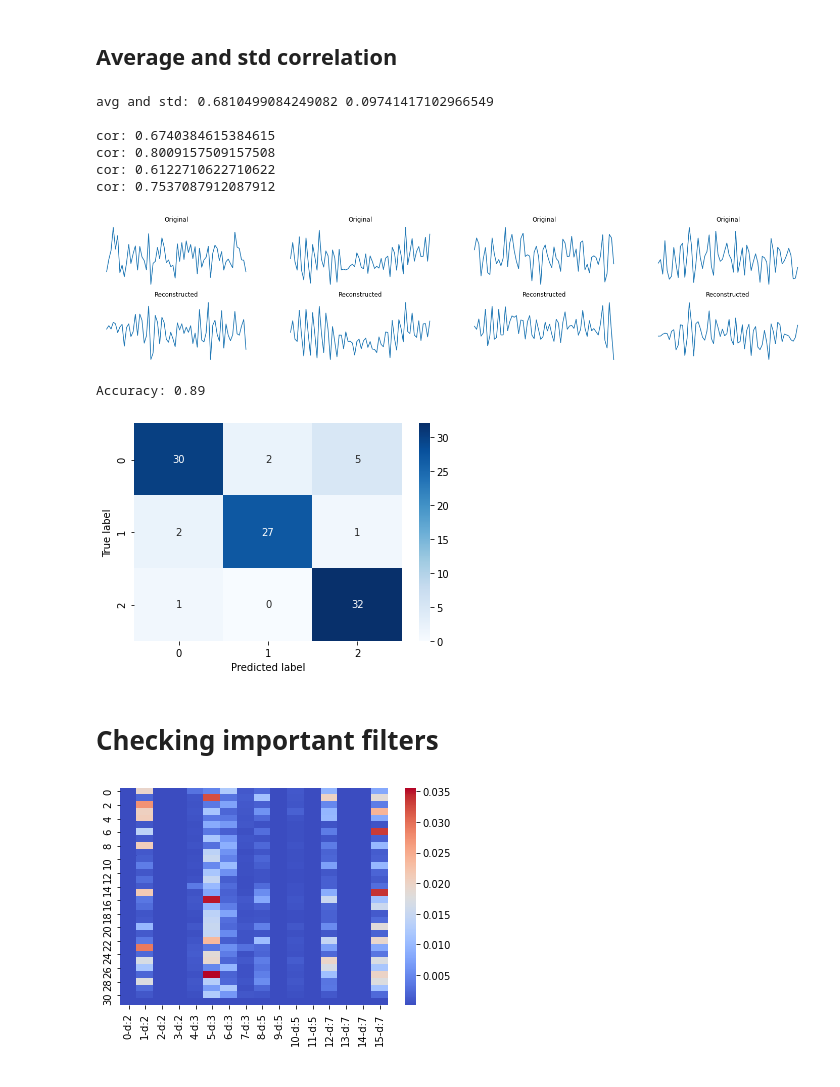
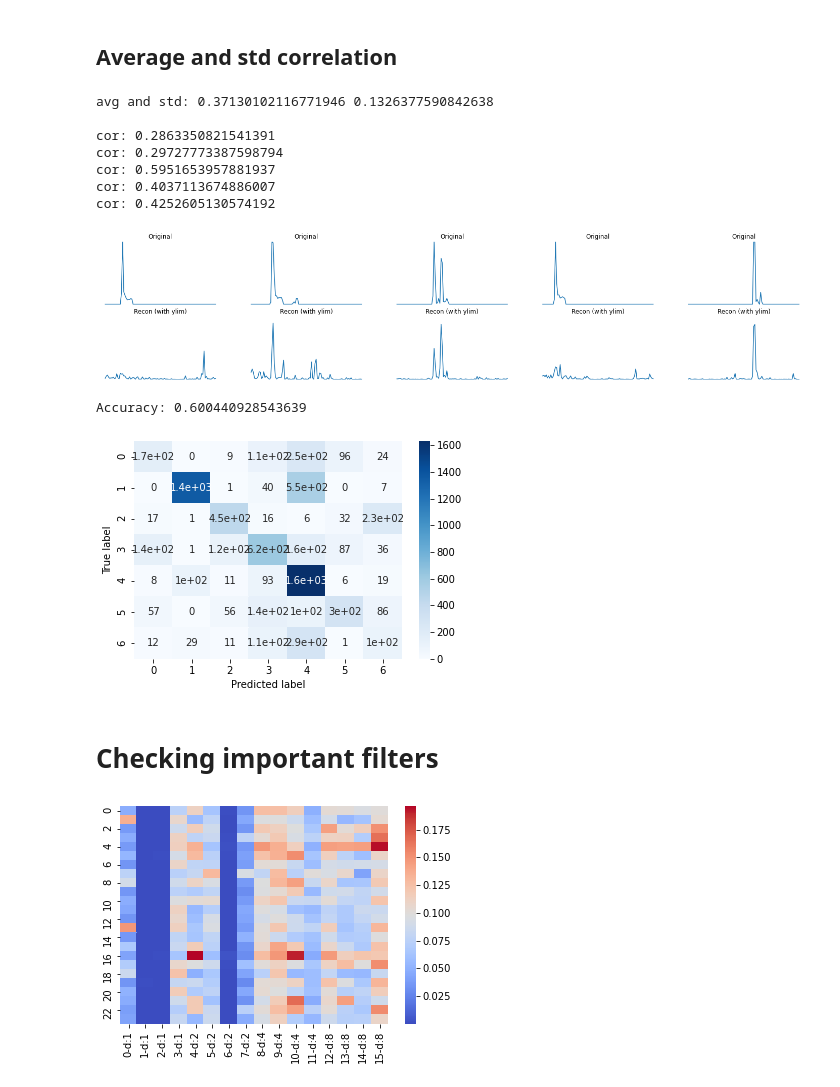
Before and after one commit to tonibofarull/TSAutoencoder, a Jupyter notebook: src/main.ipynb, the cells around one changed output. Drawn from its saved outputs; the diff is of its cells as text; code cells hidden in the pictures.

Commit message:
Preparation for ElectricDevices dataset

```diff
--- a/src/main.ipynb
+++ b/src/main.ipynb
@@ -69,0 +46,2 @@ shape of X_train, X_valid, X_test: torch.Size([1000, 1, 65]) torch.Size([100, 1,
+# %%
+data_train, data_valid, data_test = ElectricDevices()
@@ -70,2 +71,7 @@ shape of X_train, X_valid, X_test: torch.Size([1000, 1, 65]) torch.Size([100, 1,
+# %%
+data_train, data_valid, data_test = normalize(data_train), normalize(data_valid), normalize(data_test)
+X_train, y_train = data_train[:,:,:-1], data_train[:,:,-1]
+X_valid, y_valid = data_valid[:,:,:-1], data_valid[:,:,-1]
+X_test, y_test = data_test[:,:,:-1], data_test[:,:,-1]
 # %% [markdown]
 # Data Exploration
@@ -159,6 +124,6 @@ Accuracy: 0.87
 # %% [markdown]
 # Model
 # %%
-model = CAE(cfg_model)
+model = CAE(cfg_model, num_classes=7)
 # %%
 trainer = Trainer(cfg_train)
@@ -199,62 +164,65 @@ plt.legend()
 # %% [markdown]
 ## Average and std correlation
 # %%
-inp, real = X_test[:,:,:-1], X_test[:,:,-1]
-pred, output, bn = model(inp)
-pred = pred.detach().numpy()
+X_test, y_test = data_test[:,:,:-1], data_test[:,:,-1].numpy()
+X_testp, outclass_testp, bn = model(X_test)
+X_testp = X_testp.detach().numpy()
 
 # avg and std of cors
-cors = [scipy.stats.spearmanr(pred[i,0], inp[i,0]).correlation for i in range(n_test)]
+cors = [scipy.stats.spearmanr(X_testp[i,0], X_test[i,0]).correlation for i in range(n_test)]
 print("avg and std:", np.mean(cors), np.std(cors))
 print()
 
 # plots
-n_plots = 4
-start = n_plots*0
+n_plots = 5
+start = 0
 
 fig, axs = plt.subplots(nrows=2, ncols=n_plots, figsize=(25,5))
 for i in range(n_plots):
+    axs[0,i].set_title("Original")
+    axs[0,i].plot(X_test[n_plots*start+i,0])
+    axs[0,i].axis("off")
+    axs[0,i].set_ylim((0,1))
 
-    axs[0,i].axis("off")
-    axs[0,i].set_title("Original")
-    axs[0,i].plot(inp[start+i,0])
+    axs[1,i].set_title("Recon (with ylim)")
+    axs[1,i].plot(X_testp[n_plots*start+i,0])
+    axs[1,i].axis("off")
+    axs[1,i].set_ylim((0,1))
 
-    axs[1,i].axis("off")
-    axs[1,i].set_title("Reconstructed")
-    axs[1,i].plot(pred[start+i,0])
-    print("cor:", scipy.stats.spearmanr(pred[start+i,0], inp[start+i,0]).correlation)
+    print("cor:", scipy.stats.spearmanr(X_testp[start+i,0], X_test[start+i,0]).correlation)
 # %% [output]
-avg and std: 0.6810499084249082 0.09741417102966549
+avg and std: 0.37130102116771946 0.1326377590842638
 
-cor: 0.6740384615384615
-cor: 0.8009157509157508
-cor: 0.6122710622710622
-cor: 0.7537087912087912
+cor: 0.2863350821541391
+cor: 0.29727773387598794
+cor: 0.5951653957881937
+cor: 0.4037113674886007
+cor: 0.4252605130574192
-[figure, old version]
+[figure, new version]
 # %%
-probs = torch.nn.functional.softmax(output, dim=1)
-pred = torch.argmax(probs, dim=1).detach().numpy()
+probs_testp = torch.nn.functional.softmax(outclass_testp, dim=1)
+y_testp = torch.argmax(probs_testp, dim=1).detach().numpy()
 
-cm = confusion_matrix(real, pred)
+cm = confusion_matrix(y_test, y_testp)
 sns.heatmap(cm, annot=True, cmap="Blues")
 plt.xlabel("Predicted label")
 plt.ylabel("True label")
 
 print("Accuracy:", np.sum(np.diag(cm))/np.sum(cm))
 # %% [output]
-Accuracy: 0.89
+Accuracy: 0.600440928543639
-[figure, old version]
+[figure, new version]
 # %% [markdown]
 # Checking important filters
 # %%
 num_filter = model.k*model.M
 w_per_filter = model.length
 num_neurons = model.bottleneck_nn
 M = model.M
 
-w = np.array([[torch.mean(torch.abs(model.full1.weight[j,i*w_per_filter:(i+1)*w_per_filter])).item() for i in range(num_filter)] for j in range(num_neurons)])
+w = np.array([[torch.mean(torch.abs(model.full_conv_bn.weight[j,i*w_per_filter:(i+1)*w_per_filter])).item() for i in range(num_filter)] for j in range(num_neurons)])
 
 x_axis_labels = [f"{i}-d:{model.dilation[i//M]}" for i in range(w.shape[1])]
 _ = sns.heatmap(w, cmap="coolwarm", xticklabels=x_axis_labels)
 # %% [output]
-[figure, old version]
+[figure, new version]
```
Also changed, not shown: parts of 11 cells of this notebook, 7 other files.
